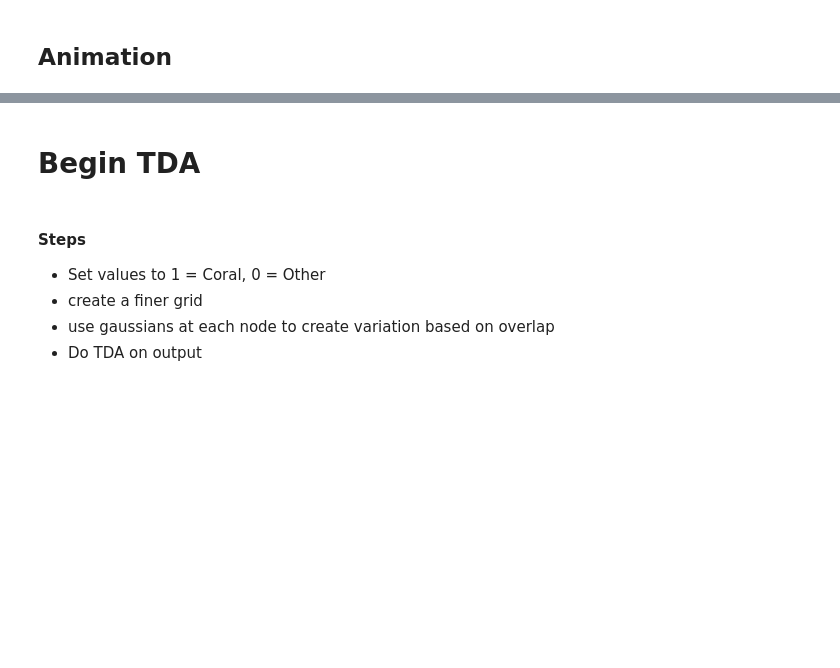
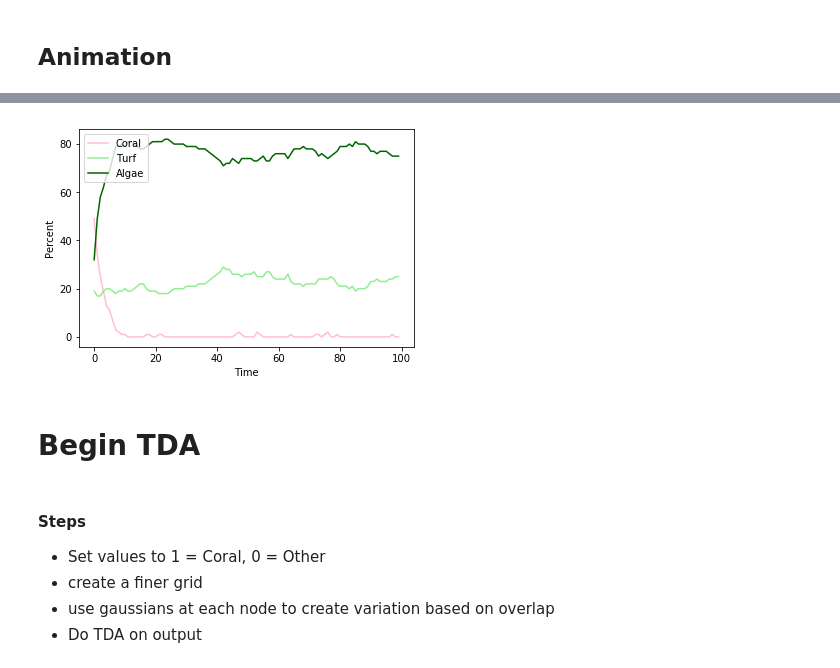
Before and after one commit to rneuhausler/coralModel-analyses, a Jupyter notebook: scripts/coralModelTDA.ipynb, the cells around one changed output, grey strips where cells are left out. Saved outputs shown, nothing was run; the diff lists cells and outputs as text; code cells hidden in the pictures; blank space fills up the shorter version.

```diff
--- a/scripts/coralModelTDA.ipynb
+++ b/scripts/coralModelTDA.ipynb
@@ -161,3 +205,11 @@ tl.timeSeries(x, x1,x2,x3)
+# %%
+#Plotting progression over time for 1 simulation
+x1=coralCount[:,0]
+x2=turfCount[:,0]
+x3=algaeCount[:,0]
+tl.timeSeries(x, x1,x2,x3)
+# %% [output]
+[figure, added]
 # %% [markdown]
 # Begin TDA
 # %% [markdown]
```
Also changed, not shown: parts of 26 cells of this notebook, 1 other file.
